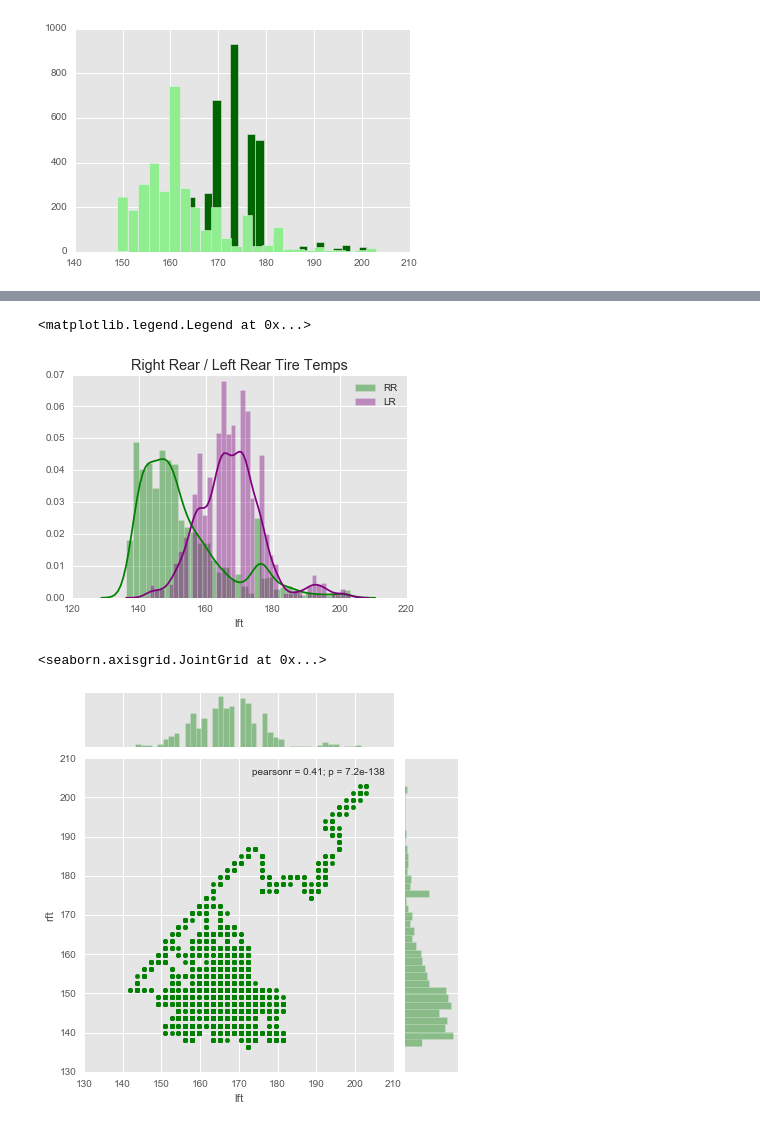
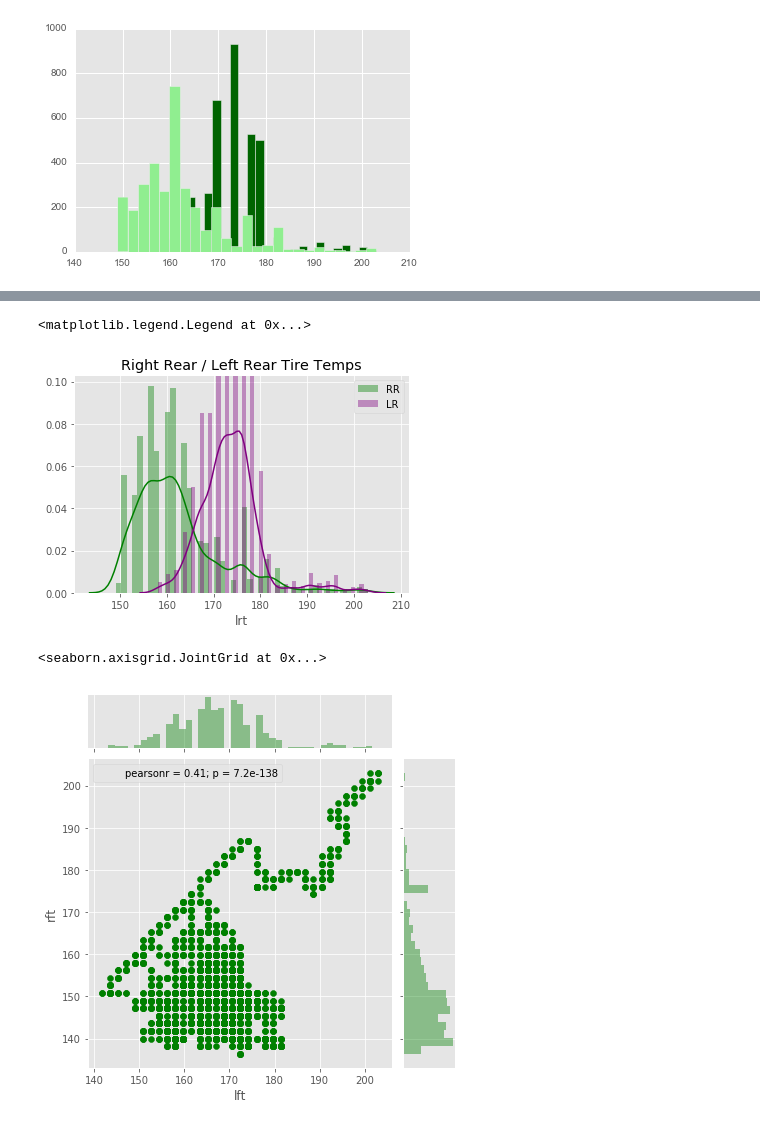
Before and after one commit to mike4802/pcars2-udp2csv, a Jupyter notebook: brands_hatch.ipynb, the cells around one changed output, grey strips where cells are left out. Saved outputs shown, nothing was run; the diff lists cells and outputs as text; code cells hidden in the pictures.

```diff
--- a/brands_hatch.ipynb
+++ b/brands_hatch.ipynb
@@ -10,7 +10,7 @@ import matplotlib
 # plot style
 matplotlib.style.use('ggplot')
 # %%
-df = pd.read_csv('20171230_163321_bh_win.csv')
+df = pd.read_csv('data/20171230_163321_bh_win.csv')
 # %%
 df2 = df
 # %%
@@ -85,17 +82,17 @@ sns.plt.legend()
 # %%
-sns.distplot(df.rft, label='RR', color='g')
-sns.distplot(df.lft, label='LR' ,color='purple')
-sns.plt.title('Right Rear / Left Rear Tire Temps')
-sns.plt.legend()
+sns.distplot(df.rrt, label='RR', color='g')
+sns.distplot(df.lrt, label='LR' ,color='purple')
+plt.title('Right Rear / Left Rear Tire Temps')
+plt.legend()
 # %% [output]
 <matplotlib.legend.Legend at 0x...>
-[figure, old version]
+[figure, new version]
 # %%
 # no idea how this chart helps ??
 sns.jointplot(data=df2, x='lft', y='rft', color='g')
 # %% [output]
 <seaborn.axisgrid.JointGrid at 0x...>
-[figure, old version]
+[figure, new version]
 # %%
 #  boxplot of Tire Temp per lap
 # would like to get subplots per tire ??
```
Also changed, not shown: parts of 10 cells of this notebook.
